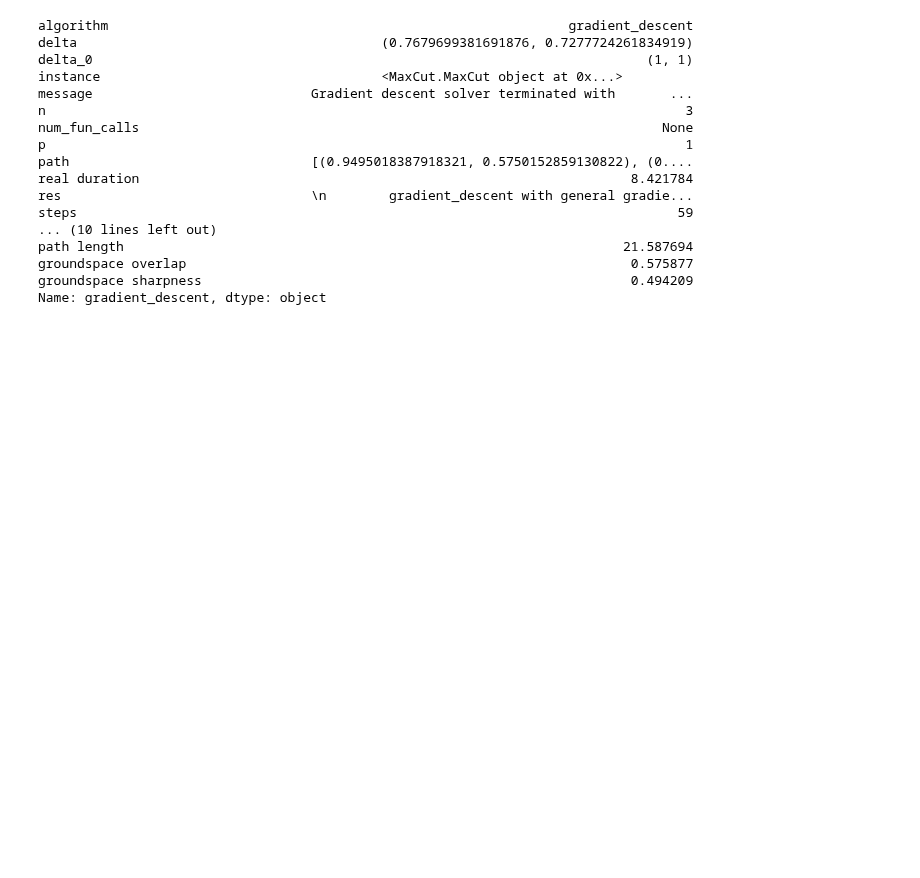
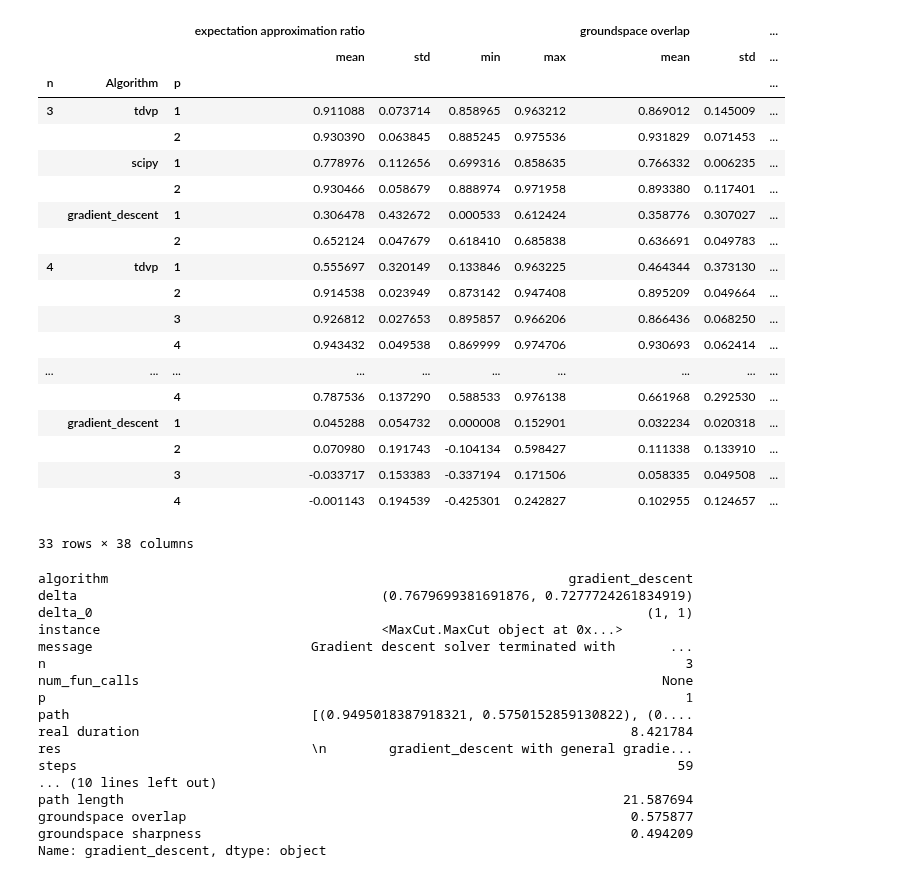
Before and after one commit to LeonhardRichter/TDVP_and_QAOA, a Jupyter notebook: data_processing.ipynb, the cells around one changed output. Cells and saved outputs as stored; diff of their text form; code cells hidden in the pictures; blank space fills up the shorter version.

```diff
--- a/data_processing.ipynb
+++ b/data_processing.ipynb
@@ -22,3 +22,33 @@ from benchmark import (
 load_instances,
 )
 swifter;MaxCut;get_all_connected; get_connected_rn_graph; get_rn_qubo; select_if_connected; Benchmark; # noinspection PyStatementEffect
+# %%
+with open("results/stats_gd_cut.p",'rb') as file:
+    stats = pickle.load(file)
+# %%
+stats['expectation approximation ratio per circuits', 'mean'] = stats['expectation approximation ratio']['mean']/stats['circuit count']['mean']
+# %%
+stats['expectation approximation ratio per circuits', 'std'] = (stats['expectation approximation ratio']['std']/stats['expectation approximation ratio']['mean'] - stats['circuit count']['std']/stats['circuit count']['mean'])*stats['expectation approximation ratio per circuits']['mean']
+# %%
+stats
+# %% [output]
+|  |  |  | expectation approximation ratio |  |  |  | groundspace overlap |  | ... |
+|  |  |  | mean | std | min | max | mean | std | ... |
+| n | Algorithm | p |  |  |  |  |  |  | ... |
+| 3 | tdvp | 1 | 0.911088 | 0.073714 | 0.858965 | 0.963212 | 0.869012 | 0.145009 | ... |
+|  |  | 2 | 0.930390 | 0.063845 | 0.885245 | 0.975536 | 0.931829 | 0.071453 | ... |
+|  | scipy | 1 | 0.778976 | 0.112656 | 0.699316 | 0.858635 | 0.766332 | 0.006235 | ... |
+|  |  | 2 | 0.930466 | 0.058679 | 0.888974 | 0.971958 | 0.893380 | 0.117401 | ... |
+|  | gradient_descent | 1 | 0.306478 | 0.432672 | 0.000533 | 0.612424 | 0.358776 | 0.307027 | ... |
+|  |  | 2 | 0.652124 | 0.047679 | 0.618410 | 0.685838 | 0.636691 | 0.049783 | ... |
+| 4 | tdvp | 1 | 0.555697 | 0.320149 | 0.133846 | 0.963225 | 0.464344 | 0.373130 | ... |
+|  |  | 2 | 0.914538 | 0.023949 | 0.873142 | 0.947408 | 0.895209 | 0.049664 | ... |
+|  |  | 3 | 0.926812 | 0.027653 | 0.895857 | 0.966206 | 0.866436 | 0.068250 | ... |
+|  |  | 4 | 0.943432 | 0.049538 | 0.869999 | 0.974706 | 0.930693 | 0.062414 | ... |
+| ... | ... | ... | ... | ... | ... | ... | ... | ... | ... |
+|  |  | 4 | 0.787536 | 0.137290 | 0.588533 | 0.976138 | 0.661968 | 0.292530 | ... |
+|  | gradient_descent | 1 | 0.045288 | 0.054732 | 0.000008 | 0.152901 | 0.032234 | 0.020318 | ... |
+|  |  | 2 | 0.070980 | 0.191743 | -0.104134 | 0.598427 | 0.111338 | 0.133910 | ... |
+|  |  | 3 | -0.033717 | 0.153383 | -0.337194 | 0.171506 | 0.058335 | 0.049508 | ... |
+|  |  | 4 | -0.001143 | 0.194539 | -0.425301 | 0.242827 | 0.102955 | 0.124657 | ... |
+33 rows × 38 columns
```
Also changed, not shown: parts of 1 cell of this notebook, 11 other files.
